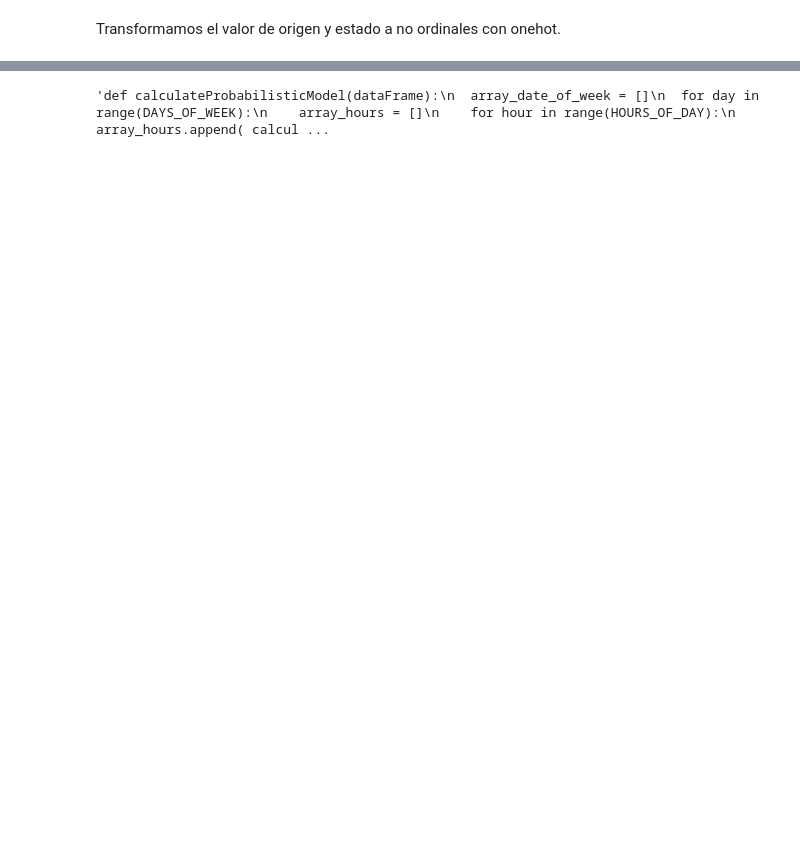
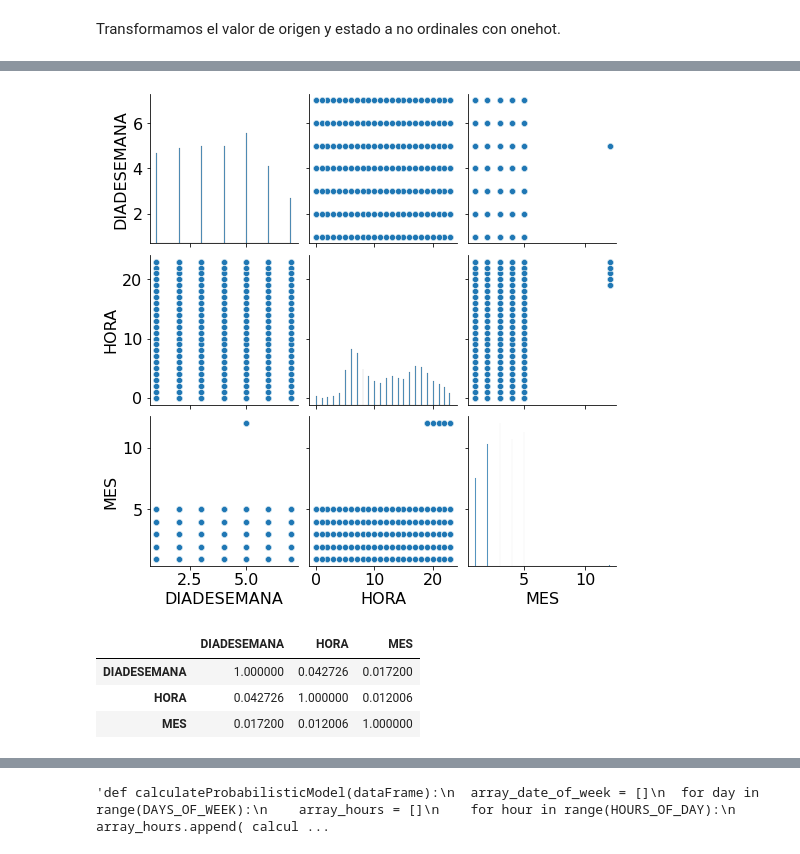
Before and after one commit to josedelarosa82/taxi-prediction-model, a Jupyter notebook: Proyecto_predicción_servicio_taxi.ipynb, the cells around one changed output, grey strips where cells are left out. Cells and saved outputs as stored; diff of their text form; code cells hidden in the pictures; blank space fills up the shorter version.

```diff
--- a/Proyecto_predicción_servicio_taxi.ipynb
+++ b/Proyecto_predicción_servicio_taxi.ipynb
@@ -198,0 +297,14 @@ data.head(5)
+# %%
+#Se presenta un gráfico general de los datos
+sns.pairplot(df_cleaned)
+plt.show()
+# %% [output]
+[figure, added]
+# %%
+corr_matrix = df_cleaned.corr()
+corr_matrix
+# %% [output]
+|  | DIADESEMANA | HORA | MES |
+| DIADESEMANA | 1.000000 | 0.042726 | 0.017200 |
+| HORA | 0.042726 | 1.000000 | 0.012006 |
+| MES | 0.017200 | 0.012006 | 1.000000 |
```
Also changed, not shown: parts of 90 cells of this notebook.
